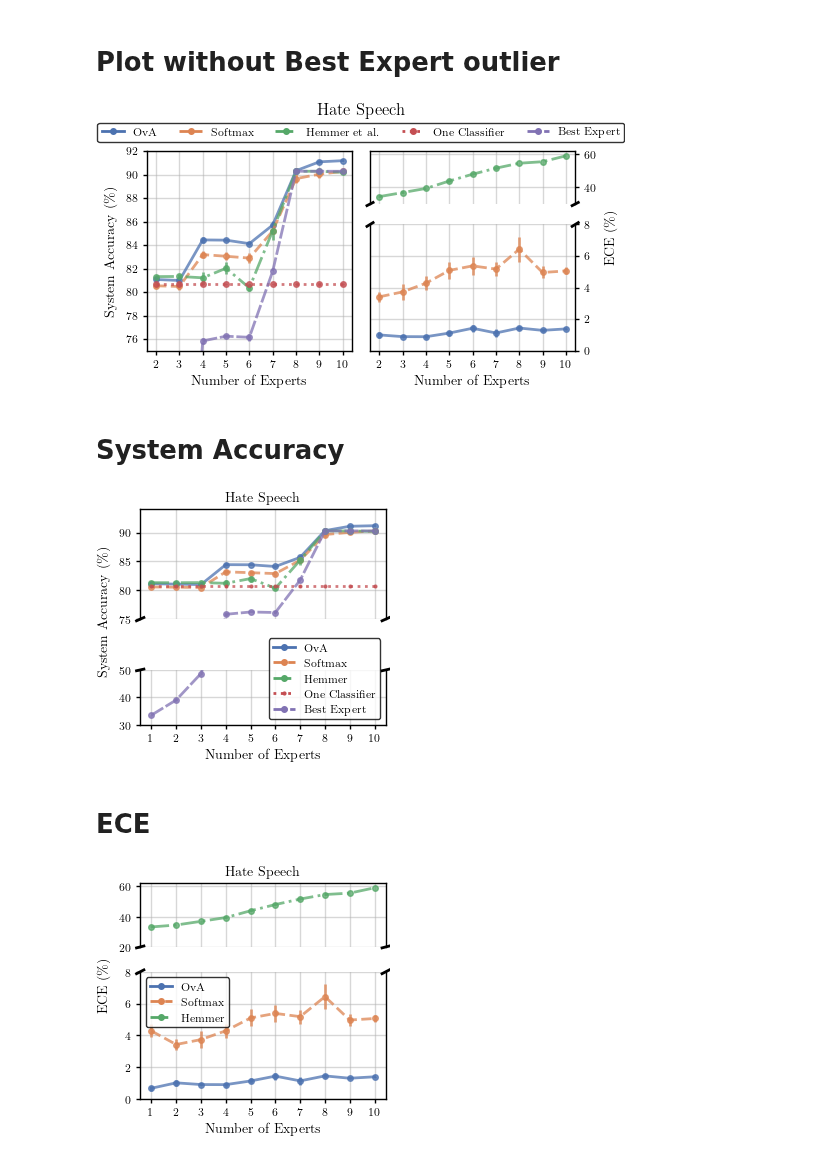
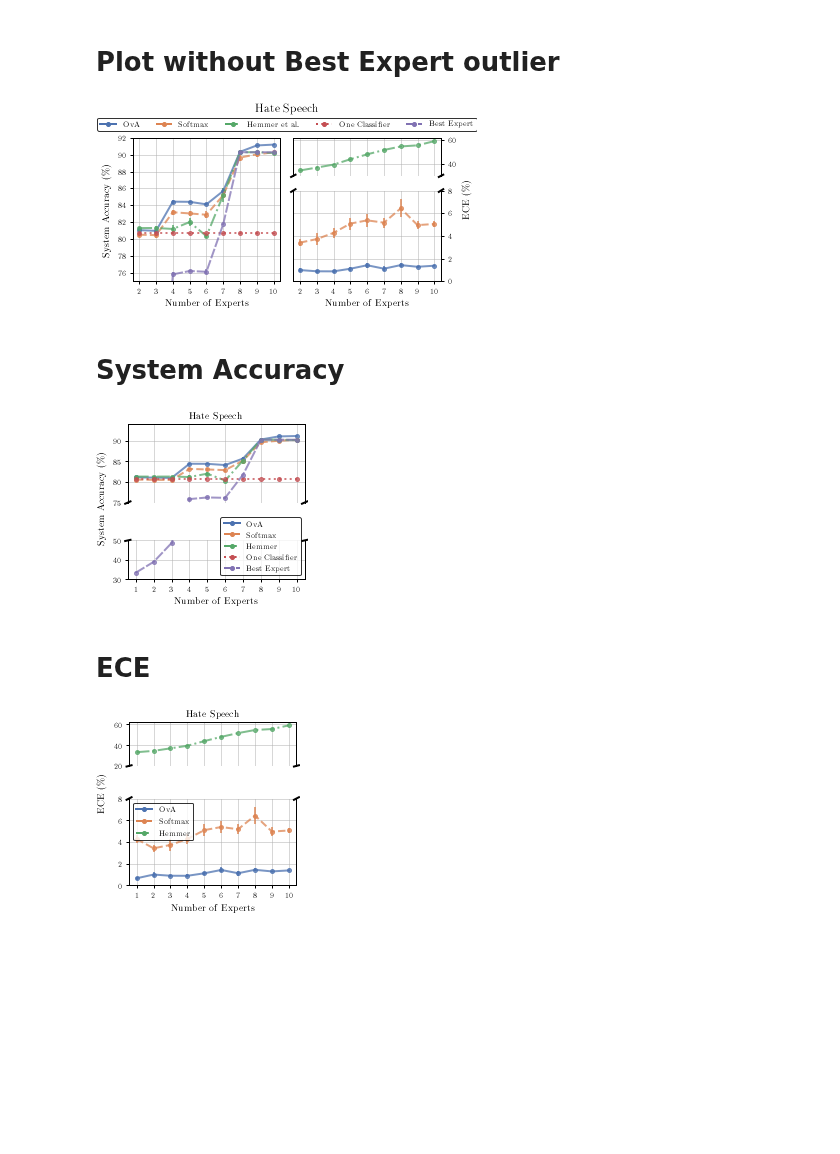
Before and after one commit to rajevv/Multi_L2D, a Jupyter notebook: CIFAR-10/results/HateSpeechRebuttal.ipynb, the cells around one changed output. Drawn from its saved outputs; the diff is of its cells as text; code cells hidden in the pictures; blank space fills up the shorter version.

```diff
--- a/CIFAR-10/results/HateSpeechRebuttal.ipynb
+++ b/CIFAR-10/results/HateSpeechRebuttal.ipynb
@@ -10,7 +10,7 @@ PALETTE = "deep"
 sns.set_palette(sns.color_palette(PALETTE))
 
 # Figsize
-plt.rcParams.update(figsizes.aistats2023_half(tight_layout=True,
+plt.rcParams.update(figsizes.aistats2023_half(tight_layout=False,
                                               height_to_width_ratio=1))  # make square fig.
 
 # Font
@@ -280,7 +280,7 @@ fig.tight_layout()
 exp_list = np.arange(2, 11)
 
 
-fig = plt.figure(figsize=(5,3))
+fig = plt.figure(figsize=(5,3), layout="tight")
 
 ax1 = plt.subplot2grid(shape=(3, 2), loc=(0, 0), rowspan=3, colspan=1, fig=fig)
 ax3 = plt.subplot2grid(shape=(3, 2), loc=(0, 1), rowspan=1, colspan=1, fig=fig)
@@ -308,7 +308,7 @@ ax1.errorbar(exp_list, best_expert_sys_acc_mean[1:], yerr=best_expert_sys_acc_st
 
 # === ax1 lim ===
 ax1.set_ylim(75, 92)
-ax1.set_xticks(exp_list, exp_list)
+ax1.set_xticks(exp_list)
 ax1.set_yticks(ax1.get_yticks()[1:])
 ax1.set_xlabel(r"Number of Experts")
 
@@ -355,14 +355,14 @@ ax4.xaxis.tick_bottom()
 
 # === ax1 lim ===
 ax3.set_ylim(30, 62)
-ax3.set_xticks(exp_list, exp_list)
+ax3.set_xticks(exp_list)
 ax3.yaxis.tick_right()
 ax3.yaxis.set_label_position("right")
 # ax3.set_yticks(ax1.get_yticks()[:-1])
 
 # === ax2 lim ===
 ax4.set_ylim(0, 8)
-ax4.set_xticks(exp_list, exp_list)
+ax4.set_xticks(exp_list)
 ax4.set_xlabel(r"Number of Experts")
 ax4.yaxis.tick_right()
 ax4.yaxis.set_label_position("right")
@@ -389,16 +389,16 @@ plt.gcf().text(1,0.55, r"ECE $(\%)$", ha="center", va="center", rotation=90)
 
 # # === Save ===
 plt.suptitle("Hate Speech", x=0.5, y=0.97, ha="center", va="center")
-
-fig.tight_layout()
+plt.tight_layout()
 fig.savefig("hatespeech.pdf")
 # %% [output]
-[figure, old version]
+[figure, new version]
 # %% [markdown]
 # System Accuracy
 # %%
 # fig,(ax1,ax2) = plt.subplots(2, 1, sharex=True, figsize=(2.5, 2.5), gridspec_kw={'height_ratios': [4, 1]})
-fig,(ax1,ax2) = plt.subplots(2, 1, figsize=(3, 3), gridspec_kw={'height_ratios': [2, 1]})
+fig,(ax1,ax2) = plt.subplots(2, 1, figsize=(3, 3), gridspec_kw={'height_ratios': [2, 1]}, layout="tight")
+exp_list = np.arange(1, 11)
 
 # === Plots ===
 # OvA
@@ -457,7 +457,7 @@ ax1.set_yticks(ax1.get_yticks()[:-1])
 
 # === ax2 lim ===
 ax2.set_ylim(30, 50)
-ax2.set_xticks(exp_list, exp_list)
+ax2.set_xticks(exp_list)
 ax2.set_xlabel(r"Number of Experts")
 
 # === Grid ===
@@ -485,7 +485,7 @@ ax1.set_title("Hate Speech")
 fig.set_tight_layout(True)
 fig.savefig("hatespeech_sys_acc.pdf")
 # %% [output]
-[figure, old version]
+[figure, new version]
 # %% [markdown]
 # ECE
 # %%
@@ -533,38 +533,38 @@ plt.subplots_adjust(hspace=0.5) #set to zero, if you want to join the two plots
 
 # === ax1 lim ===
 ax1.set_ylim(30, 62)
 ax1.set_yticks(ax1.get_yticks()[:-1])
 
 # === ax2 lim ===
 ax2.set_ylim(0, 8)
-ax2.set_xticks(exp_list, exp_list)
+ax2.set_xticks(exp_list)
 ax2.set_xlabel(r"Number of Experts")
 
 # === Grid ===
 ax1.grid()
 ax2.grid()
 
 # === Broken axes ===
 addBreakClips(ax1,ax2)
 
 
 # === Legend ===
 ova_leg = mlines.Line2D([], [], label='OvA', **ova_args)
 softmax_leg = mlines.Line2D([], [], label='Softmax', **softmax_args)
 hemmer_leg = mlines.Line2D([], [], label='Hemmer', **hemmer_args)
 legend_list = [ova_leg, softmax_leg, hemmer_leg]
 ax2.legend(handles=legend_list, loc="best")
 
 # == y label ===
 fig.text(0, 0.55, r"ECE $(\%)$", ha='center', va='center', rotation='vertical')
 ax1.set_title("Hate Speech")
 
 # === Save ===
-fig.set_tight_layout(True)
-fig.savefig("hatespeech_ece.pdf")
-plt.show()
+# fig.tight_layout()
+# fig.savefig("hatespeech_ece.pdf")
+fig.show()
 # %% [output]
-[figure, old version]
+[figure, new version]
 # %%
 from scipy import stats
 import numpy as np
```
Also changed, not shown: parts of 2 cells of this notebook, 2 other files.
